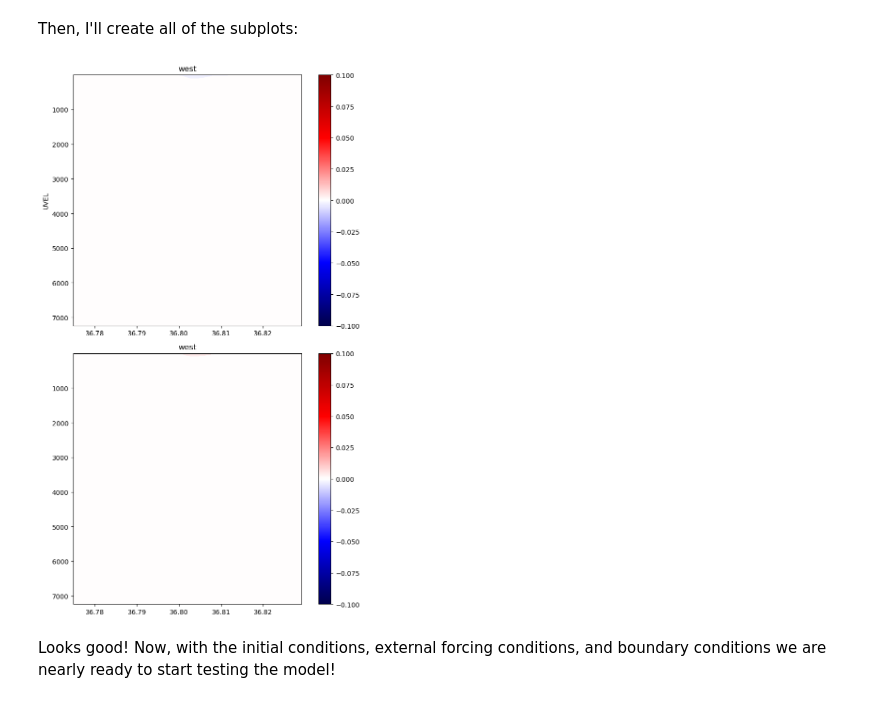
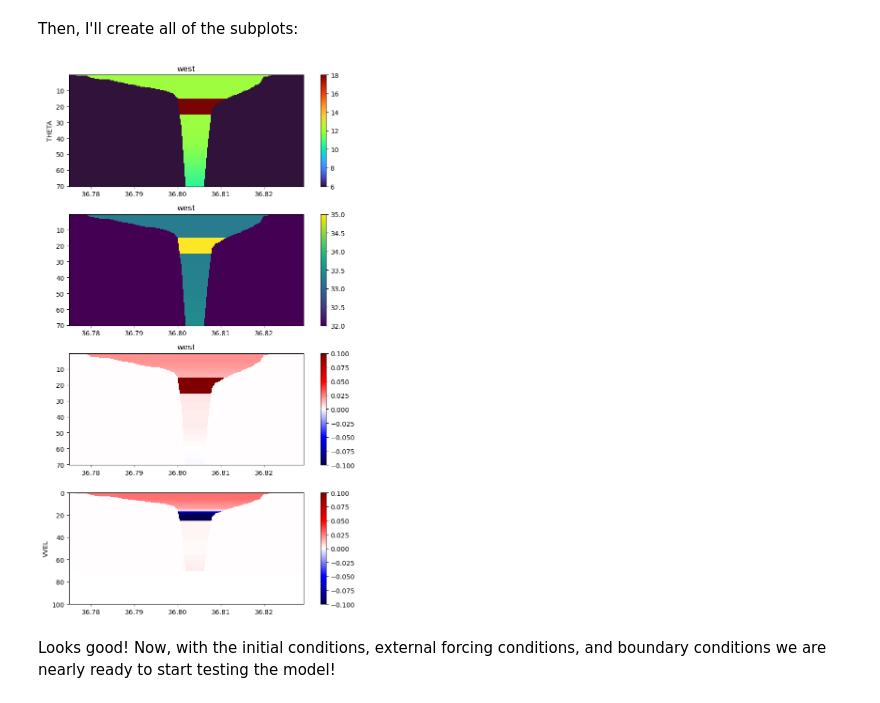
Before and after one commit to Mason-mjones/ms274_fall2025, a Jupyter notebook: Model Project/6Creating the Boundary Conditions Notebook.ipynb, the cells around one changed output. Saved outputs shown, nothing was run; the diff lists cells and outputs as text; code cells hidden in the pictures.

```diff
--- a/Model Project/6Creating the Boundary Conditions Notebook.ipynb
+++ b/Model Project/6Creating the Boundary Conditions Notebook.ipynb
@@ -56,6 +57,7 @@ ecco_hFacC_tiles = ds.variables['hFacC'][:,:,:,:]
 ecco_hFacS_tiles = ds.variables['hFacS'][:,:,:,:]
 ecco_hFacW_tiles = ds.variables['hFacW'][:,:,:,:]
 ecco_RF_tiles = ds.variables['Z'][:]
+ecco_DRF = ds.variables['drF'][:]
 ds.close()
 # %% [markdown]
 As described [HERE](https://ecco-v4-python-tutorial.readthedocs.io/ECCO_v4_Plotting_Tiles.html), the ECCO grid has 13 tiles but only 1 or 2 may pertain to my local area. To determine which tiles correspond to my region, I'll read in my model grid next.
@@ -95,7 +97,7 @@ With an eye toward the interpolation to come next, I will make a mask to determi
 from eccoseas.downscale import hFac
 # %%
 depth = bathy
-delR = np.array([ 1.00,    1.14,    1.30,    1.49,   1.70,
+delR1 = np.array([ 1.00,    1.14,    1.30,    1.49,   1.70,
                   1.93,    2.20,    2.50,    2.84,   3.21,
                   3.63,    4.10,    4.61,    5.18,   5.79,
                   6.47,    7.20,    7.98,    8.83,   9.73,
@@ -113,6 +115,7 @@ delR = np.array([ 1.00,    1.14,    1.30,    1.49,   1.70,
                 146.30,  157.71,  170.35,  184.37, 199.89,
                 217.09,  236.13,  257.21,  280.50, 306.24,
                 334.64,  365.93,  400.38,  438.23, 479.74,])
+delR = np.ones(140,)*0.5
 Z = np.cumsum(delR)
 hFacC = hFac.create_hFacC_grid(depth, delR)
 # %% [markdown]
@@ -226,9 +229,8 @@ Next, we'll read in the real data fields and apply the modifications. First, cre
 file_prefix_dict = {'VVEL':'OCEAN_VELOCITY_mon_mean'}
 
 # once tested with the above dict, run and comment with this one
-file_prefix_dict = {
-    #'THETA':'OCEAN_TEMPERATURE_SALINITY_mon_mean',
-#                     'SALT':'OCEAN_TEMPERATURE_SALINITY_mon_mean',
+file_prefix_dict = {'THETA':'OCEAN_TEMPERATURE_SALINITY_mon_mean',
+                      'SALT':'OCEAN_TEMPERATURE_SALINITY_mon_mean',
                       'UVEL':'OCEAN_VELOCITY_mon_mean',
                       'VVEL':'OCEAN_VELOCITY_mon_mean'}
 
@@ -406,35 +451,36 @@ for i in range(len(variable_names)):
             boundary_grid = boundary_grid[0, :, :] # choose just the first timestep for plotting
             if boundary=='west':
                 x = YC[:,1]
             if boundary=='east':
                 x = YC[:,-1]
         else:
             boundary_grid = boundary_grid.reshape((timesteps, np.shape(delR)[0],np.shape(XC)[1]))
             boundary_grid = boundary_grid[0, :, :] # choose just the first timestep for plotting
             if boundary=='north':
                 x = XC[-1,:]
             if boundary=='south':
                 x = XC[1,:]
 
         plot_counter += 1
         plt.subplot(len(variable_names),len(boundary_list),plot_counter)
         C = plt.pcolormesh(x, Z, boundary_grid,
                            vmin=meta_dict[variable_names[i]][0],
                            vmax=meta_dict[variable_names[i]][1],
                            cmap=meta_dict[variable_names[i]][2])
         plt.colorbar(C,fraction=0.26)
         plt.gca().invert_yaxis()
 
         if plot_counter%3==1:
             plt.ylabel(variable_name)
         if plot_counter<4:
             plt.title(boundary)
 
 plt.tight_layout()
-
+plt.ylim(100, 0)
+plt.ylim(100, 0)
 plt.show()
 # %% [output]
-[figure, old version]
+[figure, new version]
 # %% [markdown]
 Looks good! Now, with the initial conditions, external forcing conditions, and boundary conditions we are nearly ready to start testing the model!
 # %% [markdown]
```
Also changed, not shown: parts of 4 cells of this notebook, 4 other files.
